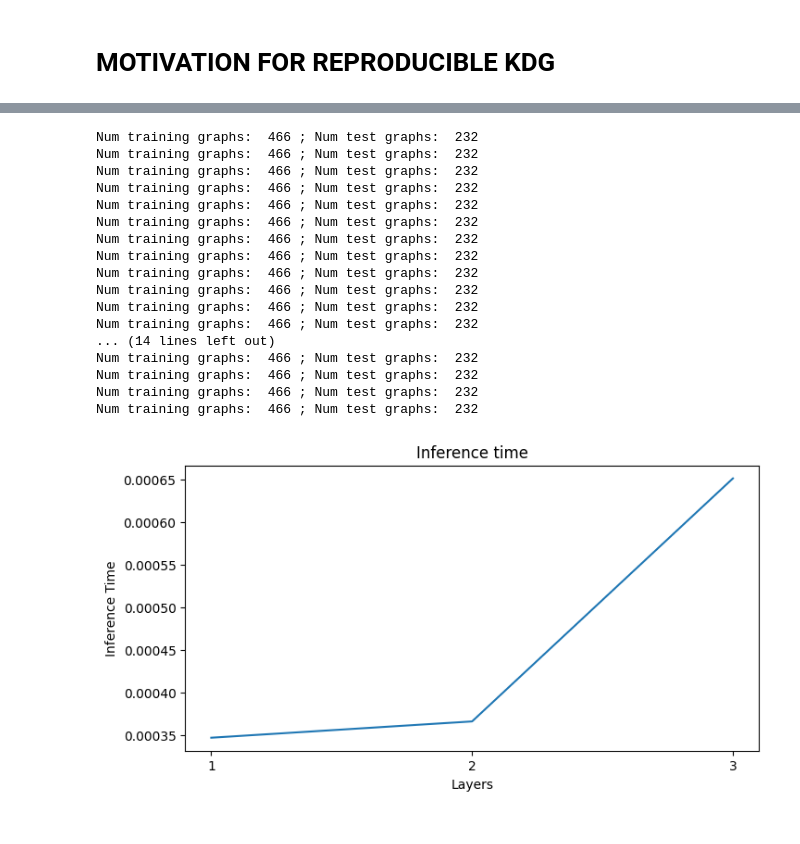
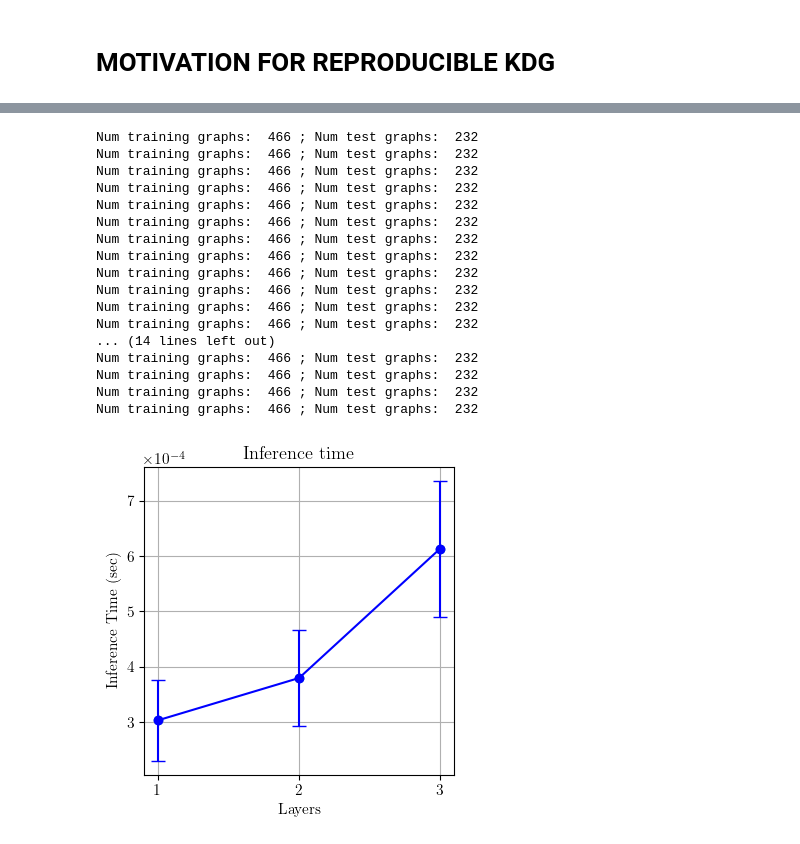
Before and after one commit to LorenzoStigliano/thesis-imperial, a Jupyter notebook: src/notebooks/study_reproducibility.ipynb, the cells around one changed output, grey strips where cells are left out. Cells and saved outputs as stored; diff of their text form; code cells hidden in the pictures.

Commit message:
added model config

```diff
--- a/src/notebooks/study_reproducibility.ipynb
+++ b/src/notebooks/study_reproducibility.ipynb
@@ -14,6 +14,16 @@ from utils.getters import *
 from utils.plotters import *
 from utils.helpers import *
 from models.model_config import *
+
+import matplotlib.pyplot as plt
+
+plt.rcParams['text.latex.preamble']=[r"\usepackage{lmodern}"]
+params = {
+    'text.usetex' : True,
+    'font.size' : 11,
+    'font.family' :'lmodern'
+}
+plt.rcParams.update(params)
 # %% [output]
 The autoreload extension is already loaded. To reload it, use:
   %reload_ext autoreload
@@ -136,25 +143,22 @@ layers = [1,2,3]
 # %%
-import matplotlib.pyplot as plt
-import numpy as np
-
-plt.rcParams["figure.figsize"] = (8,4)
-
+plt.rcParams["figure.figsize"] = (4,4)
+layers = [1,2,3]
 # Sample data
 x = layers
 y = mean_all_runs.T[-1]
 std = mean_all_std.T[-1]
 
 # Plotting
-plt.plot(x, y)
-plt.errorbar(x, y, yerr=std, fmt='o', capsize=10, label='Standard Deviation')
+plt.plot(x, y, color='b')
+plt.errorbar(x, y, yerr=std, fmt='o', capsize=5, color='b')
 plt.xticks(x, x)
 
 # Customize the plot
 plt.xlabel('Layers')
 plt.ylabel('Reproducibility Score')
 plt.title('Average Reproducibility Score for GCN with varying layer depths')
-#plt.legend()
 
 # Display the plot
+plt.grid()
 plt.show()
 # %% [output]
@@ -162,42 +166,50 @@ plt.show()
+# %%
+inference_time_1 = [inference_time(model_layer_1) for i in range(10)]
+inference_time_2 = [inference_time(model_layer_2) for i in range(10)]
+inference_time_3 = [inference_time(model_layer_3) for i in range(10)]
+# %% [output]
+Num training graphs:  466 ; Num test graphs:  232
+Num training graphs:  466 ; Num test graphs:  232
+Num training graphs:  466 ; Num test graphs:  232
+Num training graphs:  466 ; Num test graphs:  232
+Num training graphs:  466 ; Num test graphs:  232
+Num training graphs:  466 ; Num test graphs:  232
+Num training graphs:  466 ; Num test graphs:  232
+Num training graphs:  466 ; Num test graphs:  232
+Num training graphs:  466 ; Num test graphs:  232
+Num training graphs:  466 ; Num test graphs:  232
+Num training graphs:  466 ; Num test graphs:  232
+Num training graphs:  466 ; Num test graphs:  232
+... (14 lines left out)
+Num training graphs:  466 ; Num test graphs:  232
+Num training graphs:  466 ; Num test graphs:  232
+Num training graphs:  466 ; Num test graphs:  232
+Num training graphs:  466 ; Num test graphs:  232
 # %%
 import matplotlib.pyplot as plt
 import numpy as np
 
-plt.rcParams["figure.figsize"] = (8,4)
+plt.rcParams["figure.figsize"] = (4,4)
 
 # Sample data
 x = layers
-y = [np.mean([inference_time(model_layer_1) for i in range(10)]),
-     np.mean([inference_time(model_layer_2) for i in range(10)]),
-     np.mean([inference_time(model_layer_3) for i in range(10)])]
+y = [np.mean(inference_time_1),np.mean(inference_time_2),np.mean(inference_time_3)]
 # Plotting
-plt.plot(x, y)
+plt.plot(x, y, color='b')
+plt.errorbar(x, y, yerr=[np.std(inference_time_1),np.std(inference_time_2),np.std(inference_time_3)], fmt='o', capsize=5, label='Standard Deviation', color='b')
+plt.scatter(x, y)
 plt.xticks(x, x)
 
 # Customize the plot
 plt.xlabel('Layers')
-plt.ylabel('Inference Time')
+plt.ylabel('Inference Time (sec)')
 plt.title('Inference time')
+plt.grid()
+plt.ticklabel_format(axis='y', style='sci', scilimits=(0,0))
+
 #plt.legend()
 
 # Display the plot
 plt.show()
 # %% [output]
-Num training graphs:  466 ; Num test graphs:  232
-Num training graphs:  466 ; Num test graphs:  232
-Num training graphs:  466 ; Num test graphs:  232
-Num training graphs:  466 ; Num test graphs:  232
-Num training graphs:  466 ; Num test graphs:  232
-Num training graphs:  466 ; Num test graphs:  232
-Num training graphs:  466 ; Num test graphs:  232
-Num training graphs:  466 ; Num test graphs:  232
-Num training graphs:  466 ; Num test graphs:  232
-Num training graphs:  466 ; Num test graphs:  232
-Num training graphs:  466 ; Num test graphs:  232
-Num training graphs:  466 ; Num test graphs:  232
-... (14 lines left out)
-Num training graphs:  466 ; Num test graphs:  232
-Num training graphs:  466 ; Num test graphs:  232
-Num training graphs:  466 ; Num test graphs:  232
-Num training graphs:  466 ; Num test graphs:  232
-[figure, old version]
+[figure, new version]
```
Also changed, not shown: parts of 5 cells of this notebook, 5 other files.
